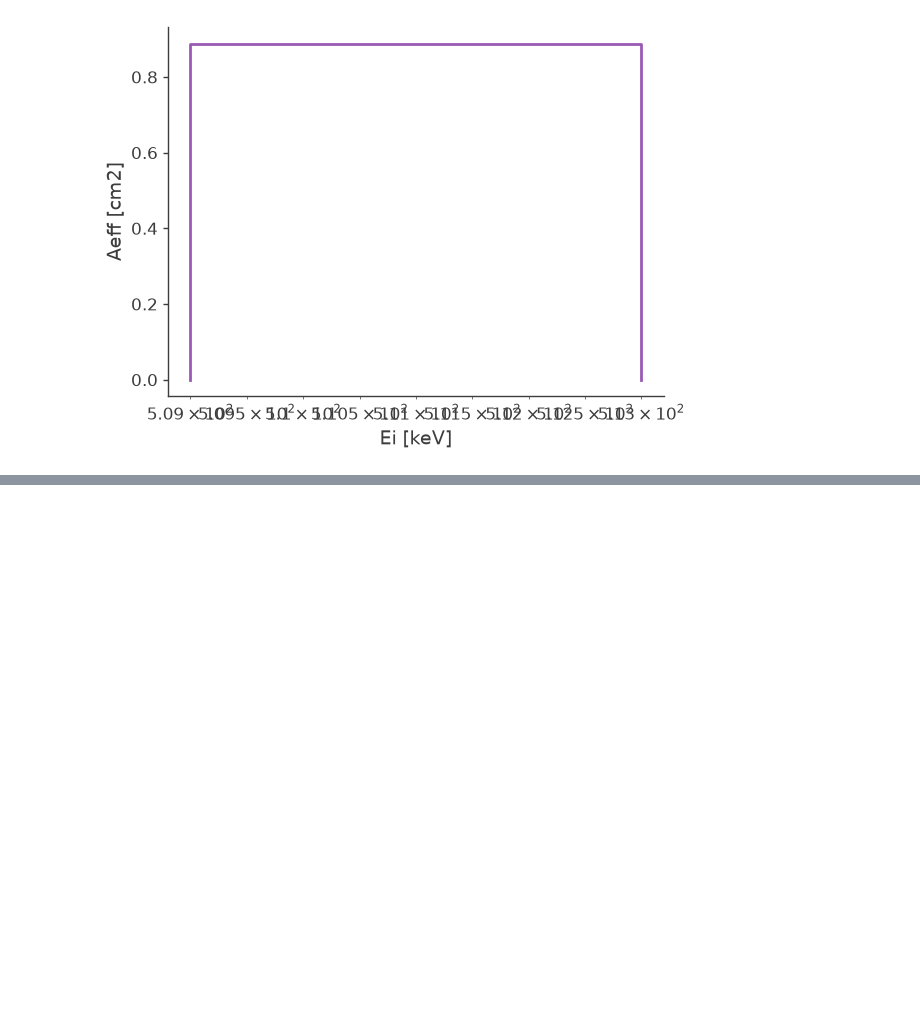
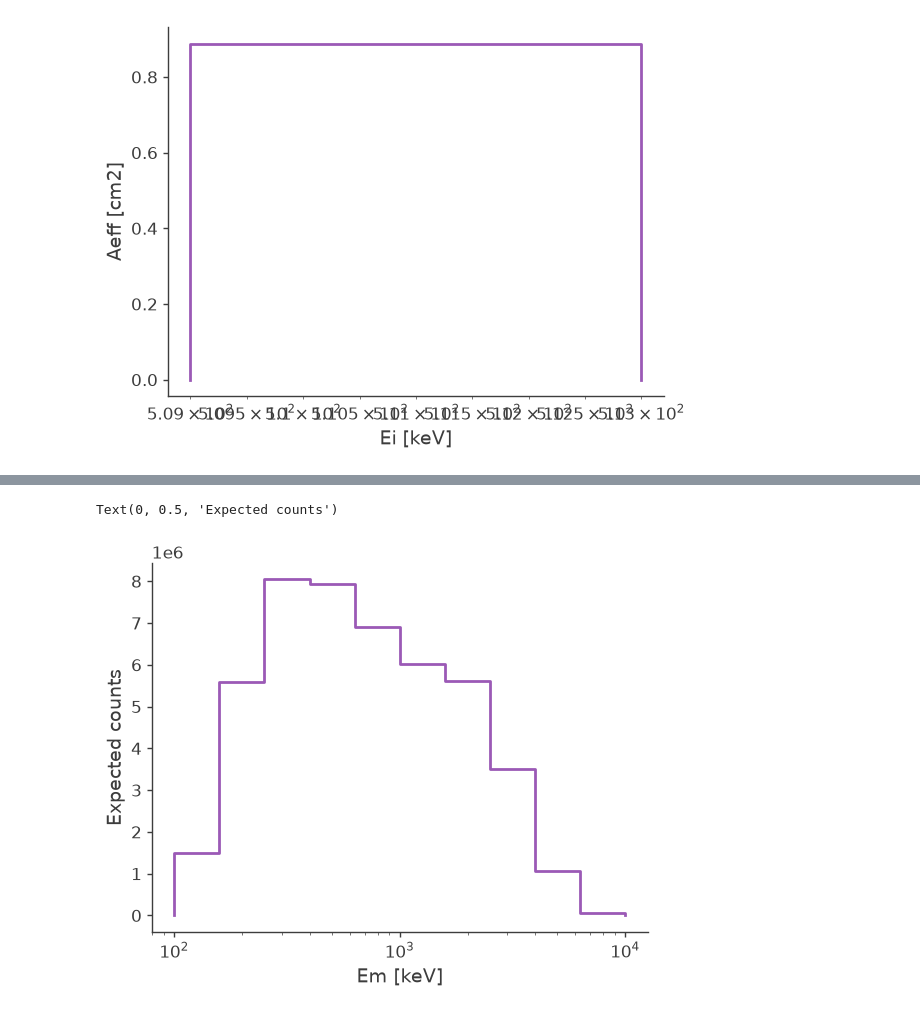
Before and after one commit to mquezada13/data-challenge-3-4-exploration, a Jupyter notebook: workflow/notebooks/01_DataIO_analysis.ipynb, the cells around one changed output, grey strips where cells are left out. Cells and saved outputs as stored; diff of their text form; code cells hidden in the pictures; blank space fills up the shorter version.

```diff
--- a/workflow/notebooks/01_DataIO_analysis.ipynb
+++ b/workflow/notebooks/01_DataIO_analysis.ipynb
@@ -502,0 +579,9 @@ ax.set_ylabel(f'Aeff [{drm.unit}]');
+# %%
+expectation = psr.get_expectation(spectrum)
+
+ax, plot = expectation.project('Em').plot()
+
+ax.set_ylabel('Expected counts')
+# %% [output]
+Text(0, 0.5, 'Expected counts')
+[figure, added]
```
Also changed, not shown: parts of 10 cells of this notebook, 2 other files.
